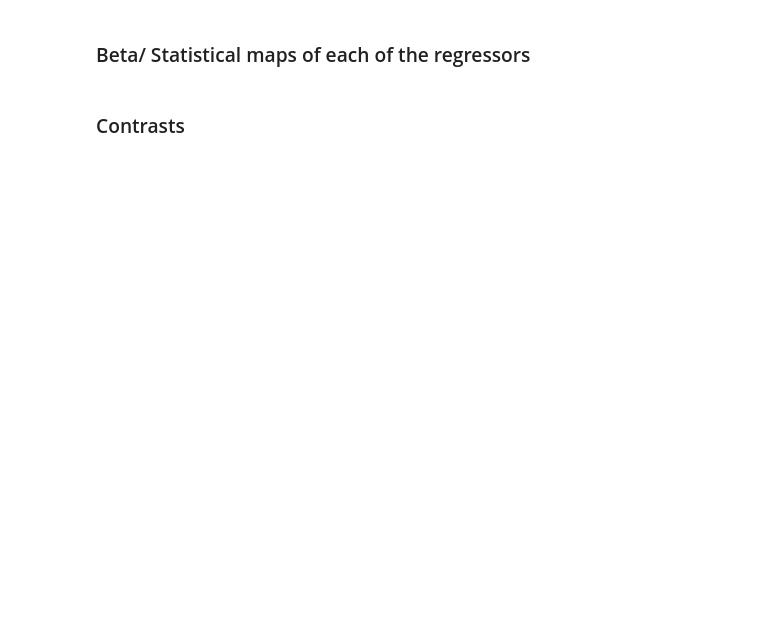
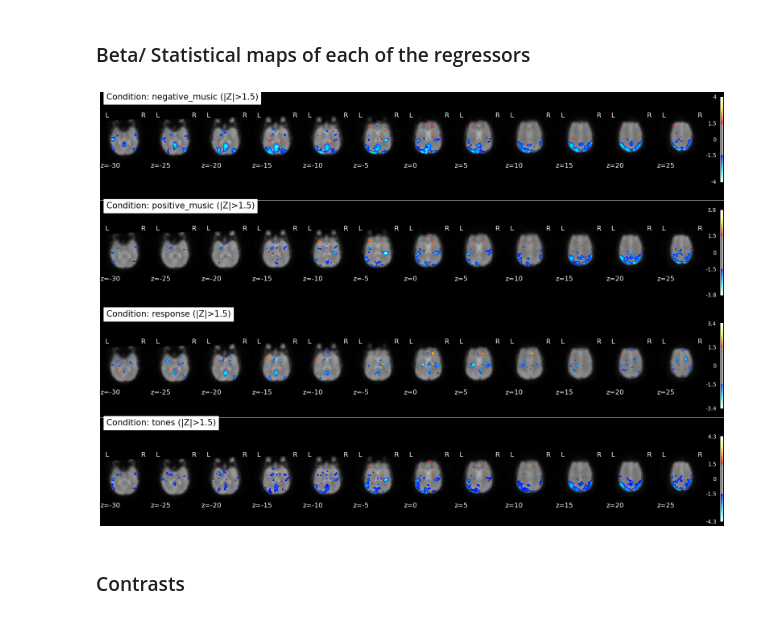
Before and after one commit to gdederichs/NSSP_project_1, a Jupyter notebook: design_matrix.ipynb, the cells around one changed output. Drawn from its saved outputs; the diff is of its cells as text; code cells hidden in the pictures; blank space fills up the shorter version.

```diff
--- a/design_matrix.ipynb
+++ b/design_matrix.ipynb
@@ -157,25 +183,32 @@ fdr_rate = 0.05 # alpha = 5%
 #               #output_file = op.join(betas_zmap,f"z_map_fdr5p_cl10_{key}.jpg")
 #               )
 # plt.show()
+# %%
+mask_path = op.join(current_dir, "data/derivatives/preprocessed_data/sub-control01/anat/sub-control01_T1w_mask.nii.gz")
+mask = nib.load(mask_path)
+masker = NiftiMasker(mask_img=mask)
 # %%
 mean_img_ = mean_img(fmri_img),
 fig, axs = plt.subplots(len(conditions_of_interest), 1, figsize=(20,14))
 for i, (key,value) in enumerate(conditions_of_interest.items()):
     z_map = fmri_glm.compute_contrast(value, output_type='z_score')
-
-
-    plot_stat_map(z_map,
+    #img = nib.Nifti1Image(pca_dims[visual_idx], affine)
+    data = masker.fit_transform(z_map)
+    masked = masker.inverse_transform(data)
+    plot_stat_map(masked,
                   bg_img=mean_img_[0],
                   threshold=z_threshold,
                   display_mode='z',
                   cut_coords=to_show,
                   black_bg=True,
                   title='Condition: {} (|Z|>{})'.format(key, z_threshold),
                   axes = axs[i])
 plt.subplots_adjust(wspace=0, hspace=0)
 output_plot_path = 'data/derivatives/all_cdts_9mm.png'
 plt.savefig(output_plot_path, format='png')
 plt.show()
+# %% [output]
+[figure, added]
 # %% [markdown]
 ### Contrasts
 # %%
```
Also changed, not shown: parts of 15 cells of this notebook.
